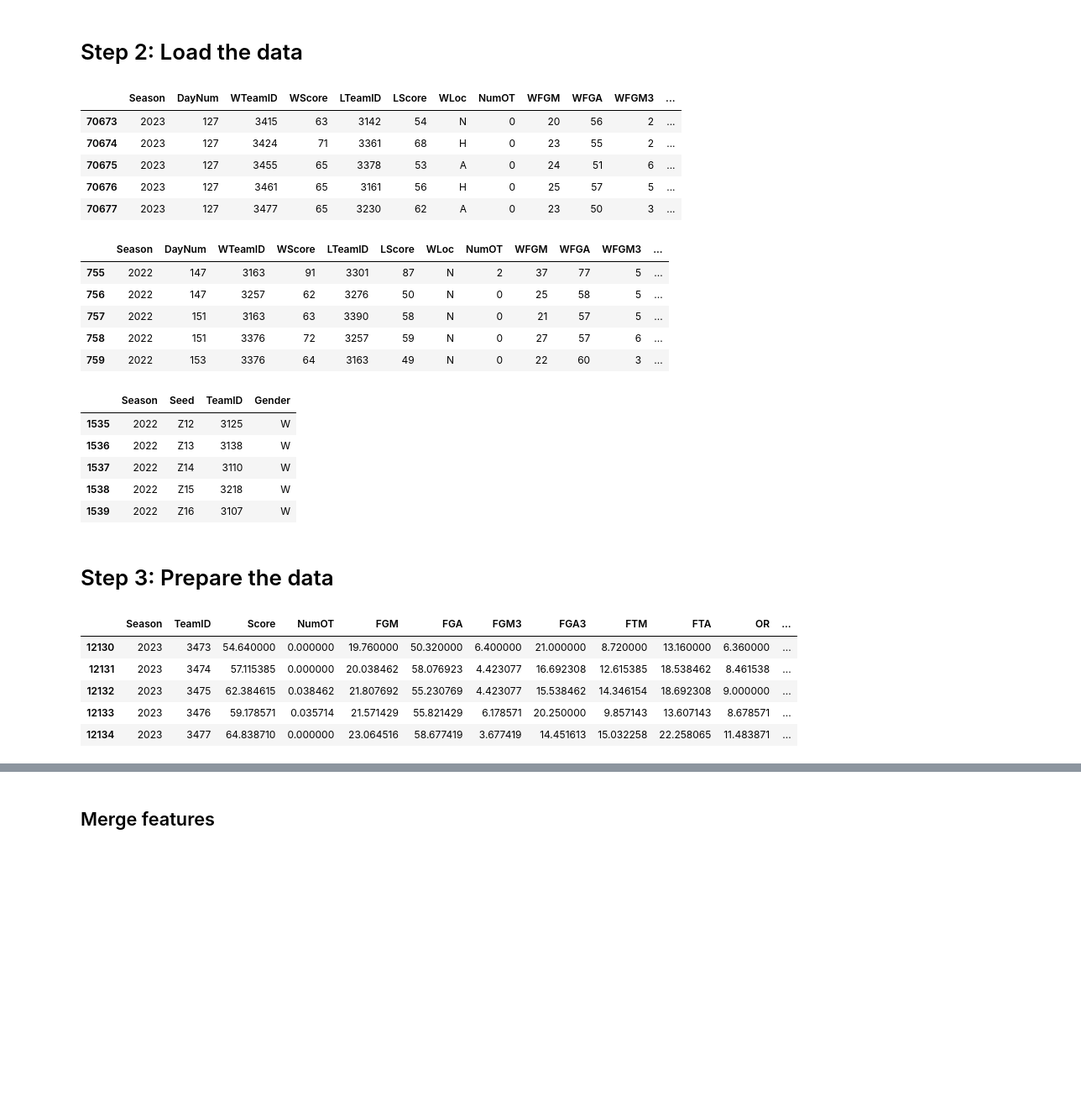
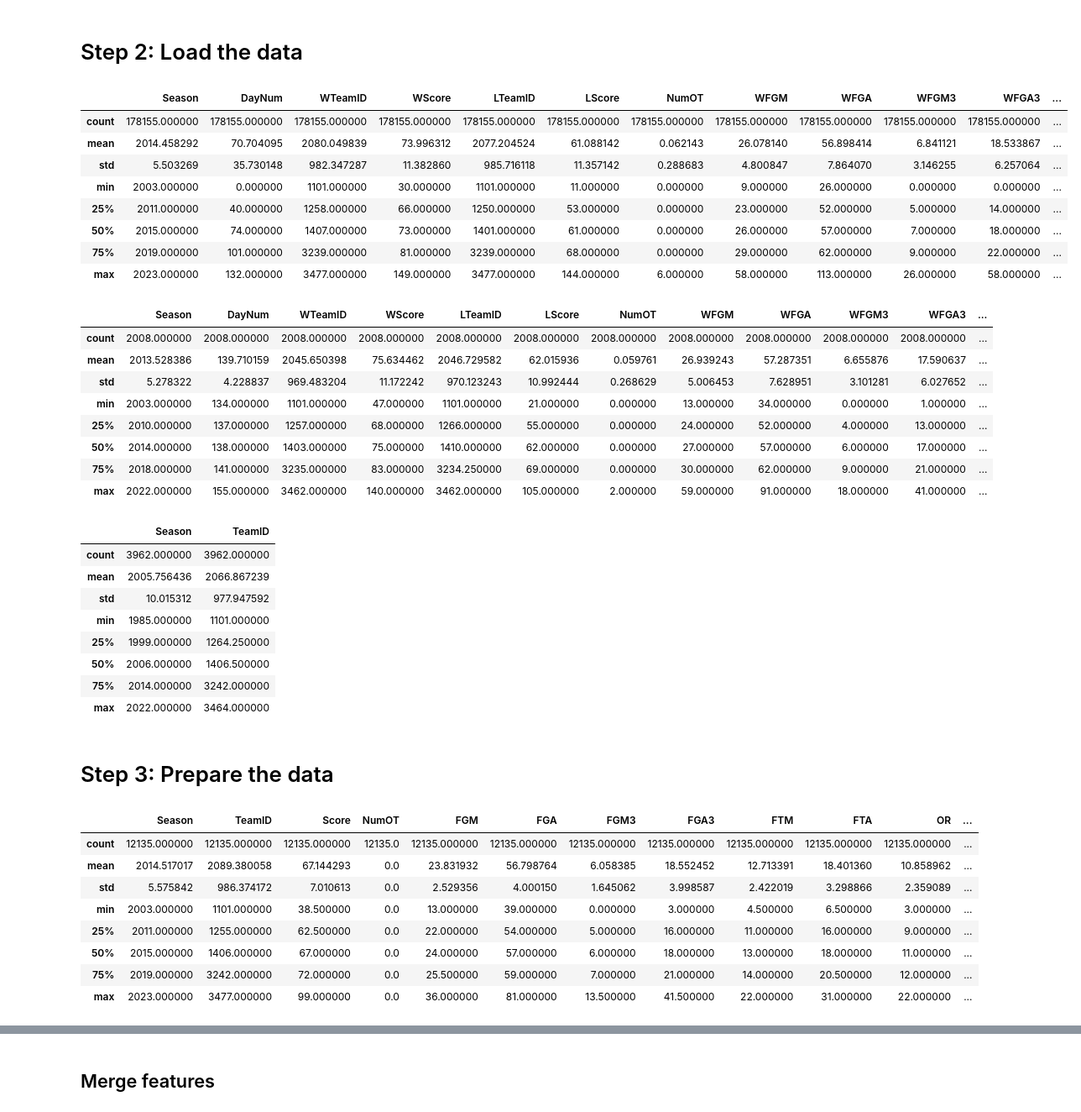
Before and after one commit to sethchart/kaggle-march-machine-learning-mania, a Jupyter notebook: kernels/warmup/notebook.ipynb, the cells around one changed output, grey strips where cells are left out. Shown at 84% size. Cells and saved outputs as stored; diff of their text form; code cells hidden in the pictures; blank space fills up the shorter version.

```diff
--- a/kernels/warmup/notebook.ipynb
+++ b/kernels/warmup/notebook.ipynb
@@ -19,34 +19,43 @@ def load_raw_data(filename: str) -> pd.DataFrame:
 # Step 2: Load the data
 # %%
 RegularSeasonDetailedResults = load_raw_data("RegularSeasonDetailedResults")
-RegularSeasonDetailedResults.tail()
+RegularSeasonDetailedResults.describe()
 # %% [output]
-|  | Season | DayNum | WTeamID | WScore | LTeamID | LScore | WLoc | NumOT | WFGM | WFGA | WFGM3 | ... |
-| 70673 | 2023 | 127 | 3415 | 63 | 3142 | 54 | N | 0 | 20 | 56 | 2 | ... |
-| 70674 | 2023 | 127 | 3424 | 71 | 3361 | 68 | H | 0 | 23 | 55 | 2 | ... |
-| 70675 | 2023 | 127 | 3455 | 65 | 3378 | 53 | A | 0 | 24 | 51 | 6 | ... |
-| 70676 | 2023 | 127 | 3461 | 65 | 3161 | 56 | H | 0 | 25 | 57 | 5 | ... |
-| 70677 | 2023 | 127 | 3477 | 65 | 3230 | 62 | A | 0 | 23 | 50 | 3 | ... |
+|  | Season | DayNum | WTeamID | WScore | LTeamID | LScore | NumOT | WFGM | WFGA | WFGM3 | WFGA3 | ... |
+| count | 178155.000000 | 178155.000000 | 178155.000000 | 178155.000000 | 178155.000000 | 178155.000000 | 178155.000000 | 178155.000000 | 178155.000000 | 178155.000000 | 178155.000000 | ... |
+| mean | 2014.458292 | 70.704095 | 2080.049839 | 73.996312 | 2077.204524 | 61.088142 | 0.062143 | 26.078140 | 56.898414 | 6.841121 | 18.533867 | ... |
+| std | 5.503269 | 35.730148 | 982.347287 | 11.382860 | 985.716118 | 11.357142 | 0.288683 | 4.800847 | 7.864070 | 3.146255 | 6.257064 | ... |
+| min | 2003.000000 | 0.000000 | 1101.000000 | 30.000000 | 1101.000000 | 11.000000 | 0.000000 | 9.000000 | 26.000000 | 0.000000 | 0.000000 | ... |
+| 25% | 2011.000000 | 40.000000 | 1258.000000 | 66.000000 | 1250.000000 | 53.000000 | 0.000000 | 23.000000 | 52.000000 | 5.000000 | 14.000000 | ... |
+| 50% | 2015.000000 | 74.000000 | 1407.000000 | 73.000000 | 1401.000000 | 61.000000 | 0.000000 | 26.000000 | 57.000000 | 7.000000 | 18.000000 | ... |
+| 75% | 2019.000000 | 101.000000 | 3239.000000 | 81.000000 | 3239.000000 | 68.000000 | 0.000000 | 29.000000 | 62.000000 | 9.000000 | 22.000000 | ... |
+| max | 2023.000000 | 132.000000 | 3477.000000 | 149.000000 | 3477.000000 | 144.000000 | 6.000000 | 58.000000 | 113.000000 | 26.000000 | 58.000000 | ... |
 # %%
 NCAATourneyDetailedResults = load_raw_data("NCAATourneyDetailedResults")
-NCAATourneyDetailedResults.tail()
+NCAATourneyDetailedResults.describe()
 # %% [output]
-|  | Season | DayNum | WTeamID | WScore | LTeamID | LScore | WLoc | NumOT | WFGM | WFGA | WFGM3 | ... |
-| 755 | 2022 | 147 | 3163 | 91 | 3301 | 87 | N | 2 | 37 | 77 | 5 | ... |
-| 756 | 2022 | 147 | 3257 | 62 | 3276 | 50 | N | 0 | 25 | 58 | 5 | ... |
-| 757 | 2022 | 151 | 3163 | 63 | 3390 | 58 | N | 0 | 21 | 57 | 5 | ... |
-| 758 | 2022 | 151 | 3376 | 72 | 3257 | 59 | N | 0 | 27 | 57 | 6 | ... |
-| 759 | 2022 | 153 | 3376 | 64 | 3163 | 49 | N | 0 | 22 | 60 | 3 | ... |
+|  | Season | DayNum | WTeamID | WScore | LTeamID | LScore | NumOT | WFGM | WFGA | WFGM3 | WFGA3 | ... |
+| count | 2008.000000 | 2008.000000 | 2008.000000 | 2008.000000 | 2008.000000 | 2008.000000 | 2008.000000 | 2008.000000 | 2008.000000 | 2008.000000 | 2008.000000 | ... |
+| mean | 2013.528386 | 139.710159 | 2045.650398 | 75.634462 | 2046.729582 | 62.015936 | 0.059761 | 26.939243 | 57.287351 | 6.655876 | 17.590637 | ... |
+| std | 5.278322 | 4.228837 | 969.483204 | 11.172242 | 970.123243 | 10.992444 | 0.268629 | 5.006453 | 7.628951 | 3.101281 | 6.027652 | ... |
+| min | 2003.000000 | 134.000000 | 1101.000000 | 47.000000 | 1101.000000 | 21.000000 | 0.000000 | 13.000000 | 34.000000 | 0.000000 | 1.000000 | ... |
+| 25% | 2010.000000 | 137.000000 | 1257.000000 | 68.000000 | 1266.000000 | 55.000000 | 0.000000 | 24.000000 | 52.000000 | 4.000000 | 13.000000 | ... |
+| 50% | 2014.000000 | 138.000000 | 1403.000000 | 75.000000 | 1410.000000 | 62.000000 | 0.000000 | 27.000000 | 57.000000 | 6.000000 | 17.000000 | ... |
+| 75% | 2018.000000 | 141.000000 | 3235.000000 | 83.000000 | 3234.250000 | 69.000000 | 0.000000 | 30.000000 | 62.000000 | 9.000000 | 21.000000 | ... |
+| max | 2022.000000 | 155.000000 | 3462.000000 | 140.000000 | 3462.000000 | 105.000000 | 2.000000 | 59.000000 | 91.000000 | 18.000000 | 41.000000 | ... |
 # %%
 NCAATourneySeeds = load_raw_data("NCAATourneySeeds")
-NCAATourneySeeds.tail()
+NCAATourneySeeds.describe()
 # %% [output]
-|  | Season | Seed | TeamID | Gender |
-| 1535 | 2022 | Z12 | 3125 | W |
-| 1536 | 2022 | Z13 | 3138 | W |
-| 1537 | 2022 | Z14 | 3110 | W |
-| 1538 | 2022 | Z15 | 3218 | W |
-| 1539 | 2022 | Z16 | 3107 | W |
+|  | Season | TeamID |
+| count | 3962.000000 | 3962.000000 |
+| mean | 2005.756436 | 2066.867239 |
+| std | 10.015312 | 977.947592 |
+| min | 1985.000000 | 1101.000000 |
+| 25% | 1999.000000 | 1264.250000 |
+| 50% | 2006.000000 | 1406.500000 |
+| 75% | 2014.000000 | 3242.000000 |
+| max | 2022.000000 | 3464.000000 |
 # %% [markdown]
 # Step 3: Prepare the data
 # %%
@@ -132,14 +141,17 @@ assert expected_aggregated_df.equals(aggregate_detailed_results(test_df)), "Func
 ProcessedRegularSeasonDetailedResults = process_detailed_results(
     RegularSeasonDetailedResults
 )
-ProcessedRegularSeasonDetailedResults.tail()
+ProcessedRegularSeasonDetailedResults.describe()
 # %% [output]
 |  | Season | TeamID | Score | NumOT | FGM | FGA | FGM3 | FGA3 | FTM | FTA | OR | ... |
-| 12130 | 2023 | 3473 | 54.640000 | 0.000000 | 19.760000 | 50.320000 | 6.400000 | 21.000000 | 8.720000 | 13.160000 | 6.360000 | ... |
-| 12131 | 2023 | 3474 | 57.115385 | 0.000000 | 20.038462 | 58.076923 | 4.423077 | 16.692308 | 12.615385 | 18.538462 | 8.461538 | ... |
-| 12132 | 2023 | 3475 | 62.384615 | 0.038462 | 21.807692 | 55.230769 | 4.423077 | 15.538462 | 14.346154 | 18.692308 | 9.000000 | ... |
-| 12133 | 2023 | 3476 | 59.178571 | 0.035714 | 21.571429 | 55.821429 | 6.178571 | 20.250000 | 9.857143 | 13.607143 | 8.678571 | ... |
-| 12134 | 2023 | 3477 | 64.838710 | 0.000000 | 23.064516 | 58.677419 | 3.677419 | 14.451613 | 15.032258 | 22.258065 | 11.483871 | ... |
+| count | 12135.000000 | 12135.000000 | 12135.000000 | 12135.0 | 12135.000000 | 12135.000000 | 12135.000000 | 12135.000000 | 12135.000000 | 12135.000000 | 12135.000000 | ... |
+| mean | 2014.517017 | 2089.380058 | 67.144293 | 0.0 | 23.831932 | 56.798764 | 6.058385 | 18.552452 | 12.713391 | 18.401360 | 10.858962 | ... |
+| std | 5.575842 | 986.374172 | 7.010613 | 0.0 | 2.529356 | 4.000150 | 1.645062 | 3.998587 | 2.422019 | 3.298866 | 2.359089 | ... |
+| min | 2003.000000 | 1101.000000 | 38.500000 | 0.0 | 13.000000 | 39.000000 | 0.000000 | 3.000000 | 4.500000 | 6.500000 | 3.000000 | ... |
+| 25% | 2011.000000 | 1255.000000 | 62.500000 | 0.0 | 22.000000 | 54.000000 | 5.000000 | 16.000000 | 11.000000 | 16.000000 | 9.000000 | ... |
+| 50% | 2015.000000 | 1406.000000 | 67.000000 | 0.0 | 24.000000 | 57.000000 | 6.000000 | 18.000000 | 13.000000 | 18.000000 | 11.000000 | ... |
+| 75% | 2019.000000 | 3242.000000 | 72.000000 | 0.0 | 25.500000 | 59.000000 | 7.000000 | 21.000000 | 14.000000 | 20.500000 | 12.000000 | ... |
+| max | 2023.000000 | 3477.000000 | 99.000000 | 0.0 | 36.000000 | 81.000000 | 13.500000 | 41.500000 | 22.000000 | 31.000000 | 22.000000 | ... |
 # %%
 ProcessedNCAATourneyDetailedResults = process_detailed_results(
     NCAATourneyDetailedResults
```
Also changed, not shown: parts of 16 cells of this notebook.
